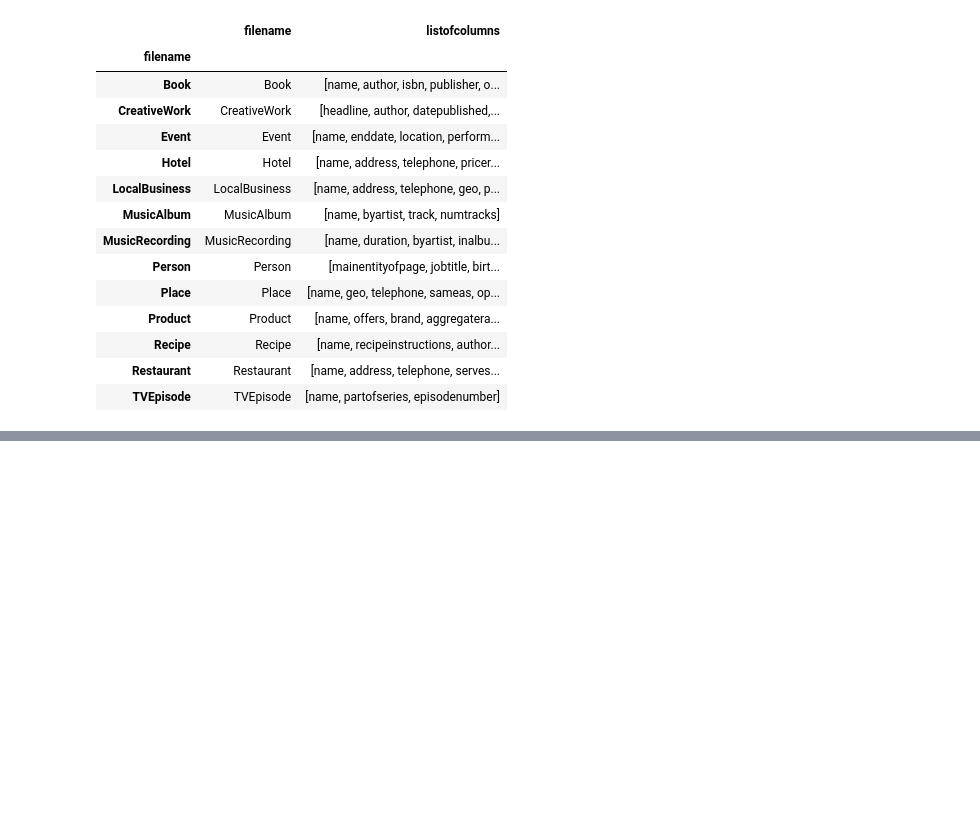
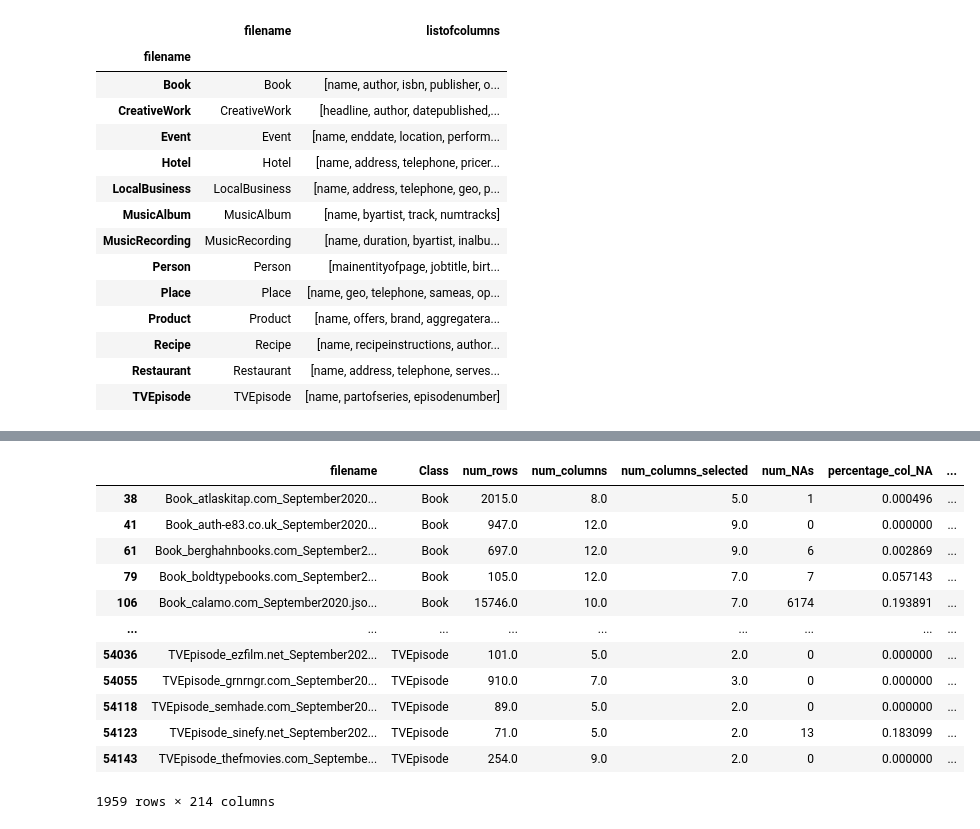
Before and after one commit to NiklasSabel/data_integration_using_deep_learning, a Jupyter notebook: notebooks/Schema/train_test_new_jh.ipynb, the cells around one changed output, grey strips where cells are left out. Saved outputs shown, nothing was run; the diff lists cells and outputs as text; code cells hidden in the pictures; blank space fills up the shorter version.

```diff
--- a/notebooks/Schema/train_test_new_jh.ipynb
+++ b/notebooks/Schema/train_test_new_jh.ipynb
@@ -154,0 +220,3 @@ TRAIN: [    0     2     3 ... 54186 54187 54189] TEST: [    1     7     9 ... 54
+# %%
+medium_listeTe = os.listdir(path='../../src/data/schemafiltereddata/TrainTestTables/Medium/Test/')
+medium_listeTe
@@ -154,0 +241,18 @@ TRAIN: [    0     2     3 ... 54186 54187 54189] TEST: [    1     7     9 ... 54
+# %%
+medium_test = all_tables[all_tables['filename'].isin(medium_listeTe)]
+medium_test.to_csv('../../src/data/schemafiltereddata/TrainTestTables/Medium/MTest_Files.csv')
+medium_test
+# %% [output]
+|  | filename | Class | num_rows | num_columns | num_columns_selected | num_NAs | percentage_col_NA | ... |
+| 38 | Book_atlaskitap.com_September2020... | Book | 2015.0 | 8.0 | 5.0 | 1 | 0.000496 | ... |
+| 41 | Book_auth-e83.co.uk_September2020... | Book | 947.0 | 12.0 | 9.0 | 0 | 0.000000 | ... |
+| 61 | Book_berghahnbooks.com_September2... | Book | 697.0 | 12.0 | 9.0 | 6 | 0.002869 | ... |
+| 79 | Book_boldtypebooks.com_September2... | Book | 105.0 | 12.0 | 7.0 | 7 | 0.057143 | ... |
+| 106 | Book_calamo.com_September2020.jso... | Book | 15746.0 | 10.0 | 7.0 | 6174 | 0.193891 | ... |
+| ... | ... | ... | ... | ... | ... | ... | ... | ... |
+| 54036 | TVEpisode_ezfilm.net_September202... | TVEpisode | 101.0 | 5.0 | 2.0 | 0 | 0.000000 | ... |
+| 54055 | TVEpisode_grnrngr.com_September20... | TVEpisode | 910.0 | 7.0 | 3.0 | 0 | 0.000000 | ... |
+| 54118 | TVEpisode_semhade.com_September20... | TVEpisode | 89.0 | 5.0 | 2.0 | 0 | 0.000000 | ... |
+| 54123 | TVEpisode_sinefy.net_September202... | TVEpisode | 71.0 | 5.0 | 2.0 | 13 | 0.183099 | ... |
+| 54143 | TVEpisode_thefmovies.com_Septembe... | TVEpisode | 254.0 | 9.0 | 2.0 | 0 | 0.000000 | ... |
+1959 rows × 214 columns
```
Also changed, not shown: parts of 9 cells of this notebook.
